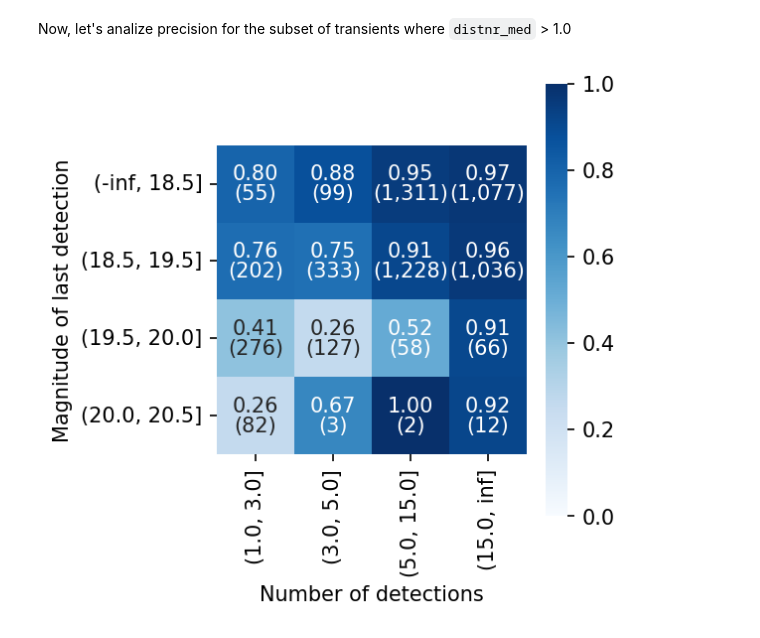
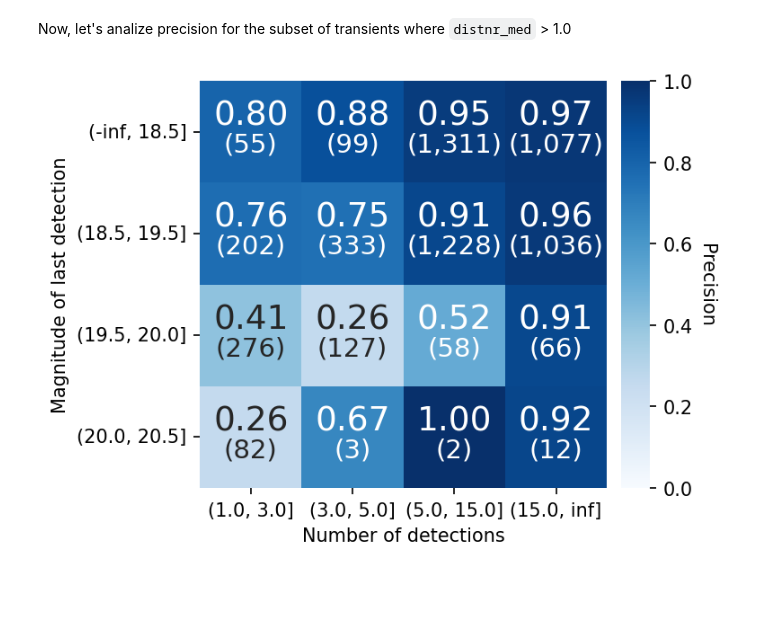
Before and after one commit to nmiranda/SNGuess, a Jupyter notebook: notebooks/snguess_results.ipynb, the cells around one changed output. Cells and saved outputs as stored; diff of their text form; code cells hidden in the pictures; blank space fills up the shorter version.

```diff
--- a/notebooks/snguess_results.ipynb
+++ b/notebooks/snguess_results.ipynb
@@ -349,38 +354,39 @@ ndet_cuts = pd.IntervalIndex.from_breaks([1, 3, 5, 15, float('inf')])
 # Matrix with counts for all selected by SNGuess
 snguess_positive = snguess_distnr_1[snguess_distnr_1.SNGuessProb > 0.5]
 positive_counts = pd.merge(
     pd.cut(snguess_positive.mag_last, mag_last_cuts),
     pd.cut(snguess_positive.ndet, ndet_cuts, right=False),
     left_index=True,
     right_index=True,
 )\
 .value_counts()\
 .unstack(level=1)
 
 # Matrix with counts for all selected by SNGuess and relevant
 snguess_true_positive = snguess_distnr_1[(snguess_distnr_1.SNGuessProb > 0.5) & (snguess_distnr_1.targeted_by_bts)]
 true_positive_counts = pd.merge(
     pd.cut(snguess_true_positive.mag_last, mag_last_cuts),
     pd.cut(snguess_true_positive.ndet, ndet_cuts, right=False),
     left_index=True,
     right_index=True,
 )\
 .value_counts()\
 .unstack(level=1)
 
 # Matrices for ratios (float values) and counts (strings  with integer numeric values between parentheses)
 precisions = true_positive_counts / positive_counts
 count_annotations = positive_counts.stack().map(int).map('({:,d})'.format).unstack()
 
 # Plot binned matrix with precisions and counts
-fig, ax = plt.subplots(dpi=150, figsize=(4,4))
-sns.heatmap(precisions, cmap='Blues', annot=True, annot_kws={'va':'bottom'},
+grid_kws = {"width_ratios": (.95, .05), "wspace": -.2}
+fig, (ax, cbar_ax) = plt.subplots(ncols=2, gridspec_kw=grid_kws, dpi=150, figsize=(5,4))
+sns.heatmap(precisions, ax=ax, cbar_ax=cbar_ax, cmap='Blues', annot=True, annot_kws={'va':'bottom', 'fontsize':18.0},
             fmt='.2f', vmin=0.0, vmax=1.0, square=True)
-sns.heatmap(precisions, cmap='Blues', annot=count_annotations, annot_kws={'va':'top'},
+sns.heatmap(precisions, ax=ax, cmap='Blues', annot=count_annotations, annot_kws={'va':'top', 'fontsize':14.0},
             fmt='', cbar=False, vmin=0.0, vmax=1.0)
-plt.xlabel('Number of detections')
-plt.ylabel('Magnitude of last detection')
-plt.tight_layout()
-plt.savefig("snguess_hutns_prec_distnr1.pdf")
+ax.set_xlabel('Number of detections')
+ax.set_ylabel('Magnitude of last detection')
+cbar_ax.set_ylabel('Precision', rotation=-90, labelpad=12.0)
+fig.savefig("snguess_hutns_prec_distnr1.pdf", bbox_inches='tight')
 # %% [output]
-[figure, old version]
+[figure, new version]
```
Also changed, not shown: parts of 8 cells of this notebook.
